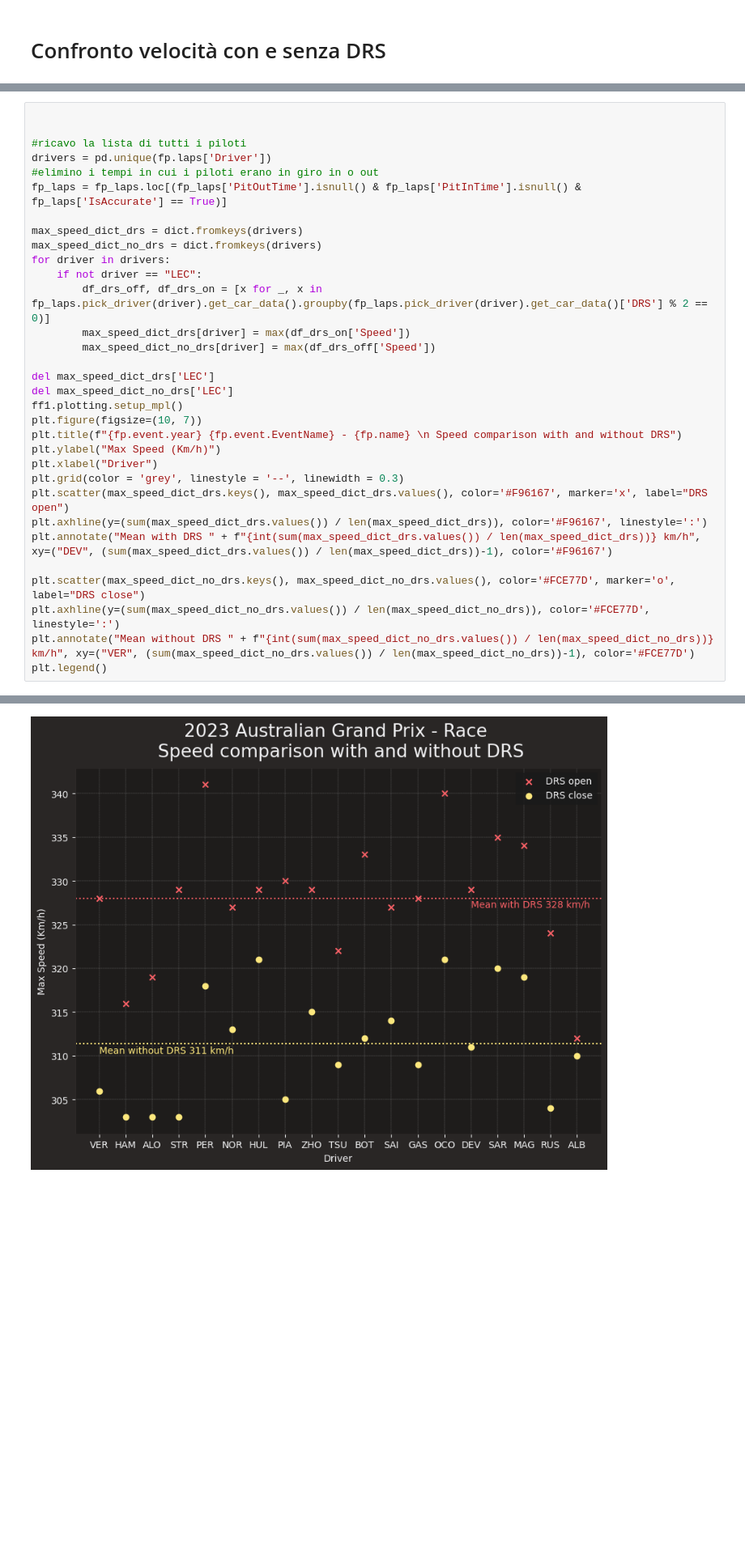
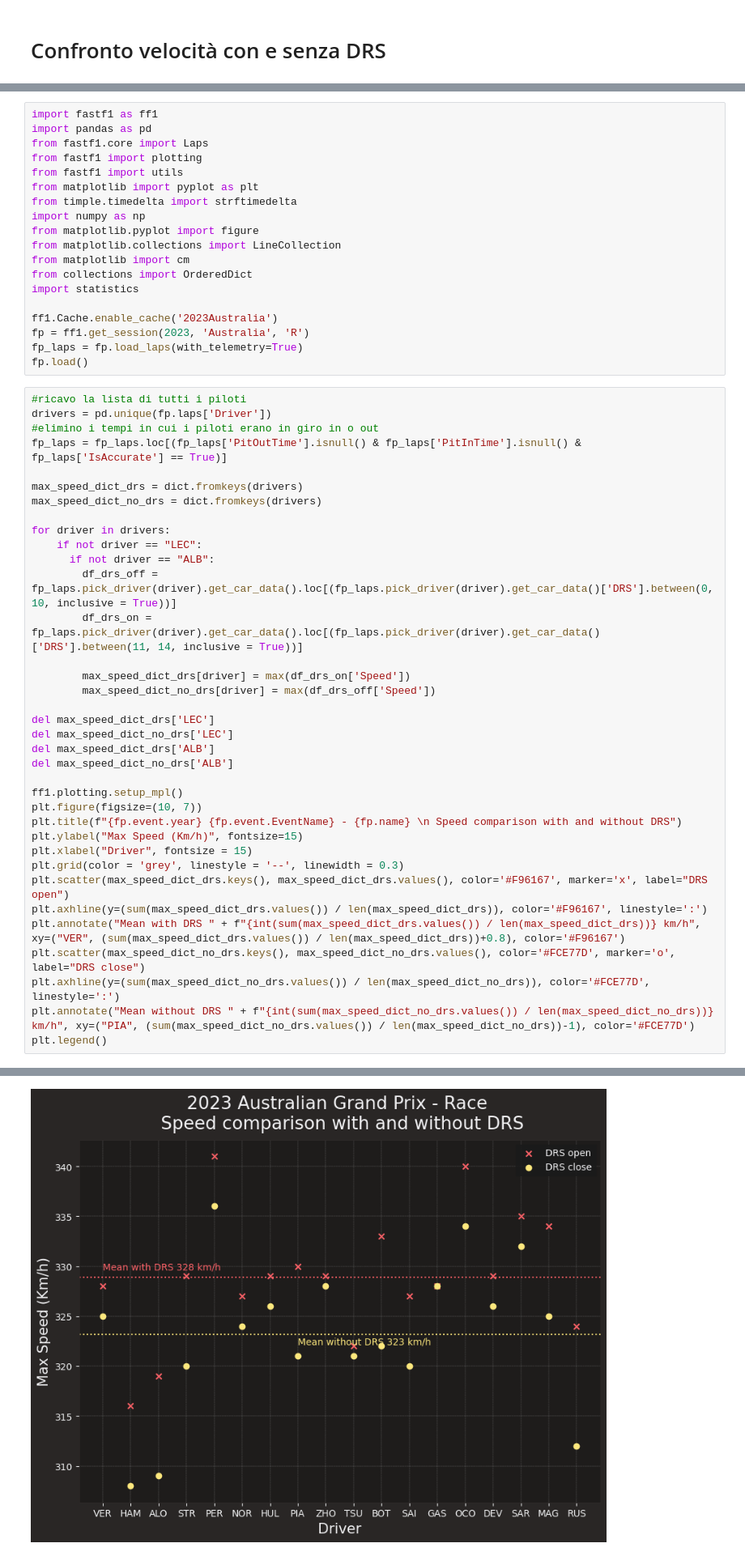
Before and after one commit to Rick8998/Australia2023F1, a Jupyter notebook: SessionAnalysis/DRSspeed.ipynb, the cells around one changed output, grey strips where cells are left out. Shown: that part at 81% size. Drawn from its saved outputs; the diff is of its cells as text; blank space fills up the shorter version.

```diff
--- a/SessionAnalysis/DRSspeed.ipynb
+++ b/SessionAnalysis/DRSspeed.ipynb
@@ -21,35 +81,58 @@ fp.load()
+# %%
+import fastf1 as ff1
+import pandas as pd
+from fastf1.core import Laps
+from fastf1 import plotting
+from fastf1 import utils
+from matplotlib import pyplot as plt
+from timple.timedelta import strftimedelta
+import numpy as np
+from matplotlib.pyplot import figure
+from matplotlib.collections import LineCollection
+from matplotlib import cm
+from collections import OrderedDict
+import statistics
+
+ff1.Cache.enable_cache('2023Australia')
+fp = ff1.get_session(2023, 'Australia', 'R')
+fp_laps = fp.load_laps(with_telemetry=True)
+fp.load()
 # %%
-
-
 #ricavo la lista di tutti i piloti
 drivers = pd.unique(fp.laps['Driver'])
 #elimino i tempi in cui i piloti erano in giro in o out
 fp_laps = fp_laps.loc[(fp_laps['PitOutTime'].isnull() & fp_laps['PitInTime'].isnull() & fp_laps['IsAccurate'] == True)]
 
 max_speed_dict_drs = dict.fromkeys(drivers)
 max_speed_dict_no_drs = dict.fromkeys(drivers)
+
 for driver in drivers:
     if not driver == "LEC":
-        df_drs_off, df_drs_on = [x for _, x in fp_laps.pick_driver(driver).get_car_data().groupby(fp_laps.pick_driver(driver).get_car_data()['DRS'] % 2 == 0)]
+      if not driver == "ALB":
+        df_drs_off = fp_laps.pick_driver(driver).get_car_data().loc[(fp_laps.pick_driver(driver).get_car_data()['DRS'].between(0, 10, inclusive = True))]
+        df_drs_on = fp_laps.pick_driver(driver).get_car_data().loc[(fp_laps.pick_driver(driver).get_car_data()['DRS'].between(11, 14, inclusive = True))]
+
         max_speed_dict_drs[driver] = max(df_drs_on['Speed'])
         max_speed_dict_no_drs[driver] = max(df_drs_off['Speed'])
 
 del max_speed_dict_drs['LEC']
 del max_speed_dict_no_drs['LEC']
+del max_speed_dict_drs['ALB']
+del max_speed_dict_no_drs['ALB']
+
 ff1.plotting.setup_mpl()
 plt.figure(figsize=(10, 7))
 plt.title(f"{fp.event.year} {fp.event.EventName} - {fp.name} \n Speed comparison with and without DRS")
-plt.ylabel("Max Speed (Km/h)")
-plt.xlabel("Driver")
+plt.ylabel("Max Speed (Km/h)", fontsize=15)
+plt.xlabel("Driver", fontsize = 15)
 plt.grid(color = 'grey', linestyle = '--', linewidth = 0.3)
 plt.scatter(max_speed_dict_drs.keys(), max_speed_dict_drs.values(), color='#F96167', marker='x', label="DRS open")
 plt.axhline(y=(sum(max_speed_dict_drs.values()) / len(max_speed_dict_drs)), color='#F96167', linestyle=':')
-plt.annotate("Mean with DRS " + f"{int(sum(max_speed_dict_drs.values()) / len(max_speed_dict_drs))} km/h", xy=("DEV", (sum(max_speed_dict_drs.values()) / len(max_speed_dict_drs))-1), color='#F96167')
-
+plt.annotate("Mean with DRS " + f"{int(sum(max_speed_dict_drs.values()) / len(max_speed_dict_drs))} km/h", xy=("VER", (sum(max_speed_dict_drs.values()) / len(max_speed_dict_drs))+0.8), color='#F96167')
 plt.scatter(max_speed_dict_no_drs.keys(), max_speed_dict_no_drs.values(), color='#FCE77D', marker='o', label="DRS close")
 plt.axhline(y=(sum(max_speed_dict_no_drs.values()) / len(max_speed_dict_no_drs)), color='#FCE77D', linestyle=':')
-plt.annotate("Mean without DRS " + f"{int(sum(max_speed_dict_no_drs.values()) / len(max_speed_dict_no_drs))} km/h", xy=("VER", (sum(max_speed_dict_no_drs.values()) / len(max_speed_dict_no_drs))-1), color='#FCE77D')
+plt.annotate("Mean without DRS " + f"{int(sum(max_speed_dict_no_drs.values()) / len(max_speed_dict_no_drs))} km/h", xy=("PIA", (sum(max_speed_dict_no_drs.values()) / len(max_speed_dict_no_drs))-1), color='#FCE77D')
 plt.legend()
 # %% [output]
 <matplotlib.legend.Legend at 0x...>
-[figure, old version]
+[figure, new version]
```
Also changed, not shown: parts of 3 cells of this notebook, 1 other file.
